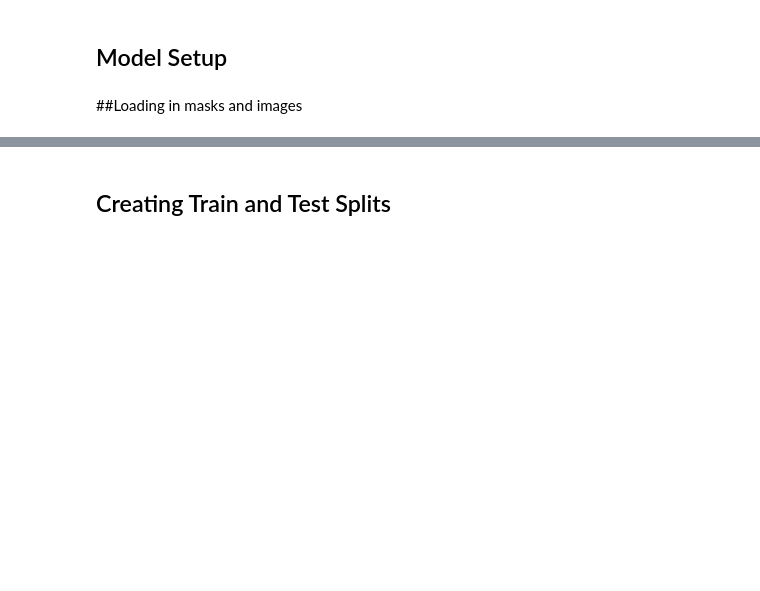
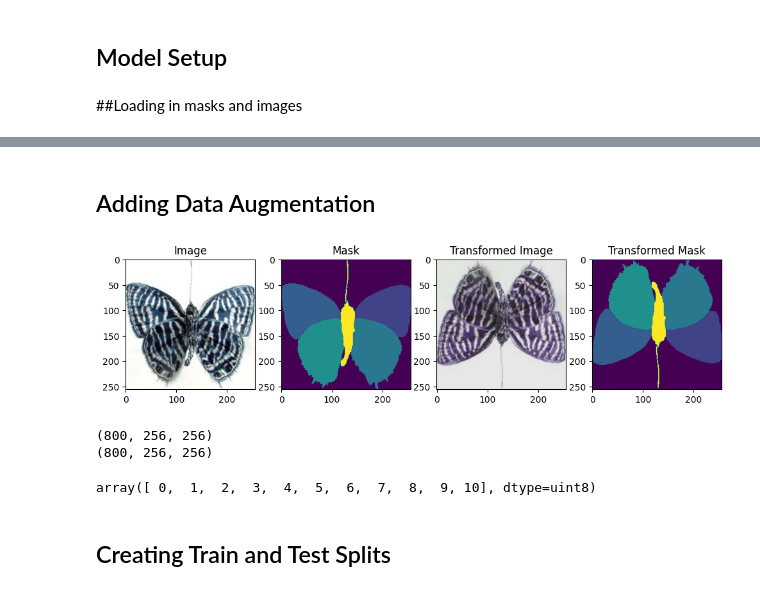
Before and after one commit to trenchproject/wing-segmentation, a Jupyter notebook: multiclass_unet_wing_segmentation.ipynb, the cells around one changed output, grey strips where cells are left out. Drawn from its saved outputs; the diff is of its cells as text; code cells hidden in the pictures; blank space fills up the shorter version.

```diff
--- a/multiclass_unet_wing_segmentation.ipynb
+++ b/multiclass_unet_wing_segmentation.ipynb
@@ -168 +195,49 @@ np.unique(train_masks) #segmentation classes (should be 0-10)
 array([ 0,  1,  2,  3,  4,  5,  6,  7,  8,  9, 10], dtype=uint8)
+# %% [markdown]
+## Adding Data Augmentation
+# %%
+import albumentations as A
+
+## transforms for color images
+
+if GRAY_SCALE:
+  transform = A.Compose([
+      A.VerticalFlip(p=0.5)
+  ])
+else:
+  transform = A.Compose([
+    A.VerticalFlip(p=0.5),
+    A.ColorJitter(p=0.8)
+])
+
+# A.RandomRotate90(p=0.8),
+# A.HorizontalFlip(p=0.5),
+# A.VerticalFlip(p=0.5),
+# %%
+ex_image = train_images[0]
+ex_mask = train_masks[0]
+
+transformed = transform(image=ex_image, mask=ex_mask)
+
+t_image=transformed['image']
+t_mask=transformed['mask']
+
+plt.figure(figsize=(12, 8))
+
+plt.subplot(241)
+plt.title('Image')
+plt.imshow(ex_image);
+
+plt.subplot(242)
+plt.title('Mask')
+plt.imshow(ex_mask);
+
+plt.subplot(243)
+plt.title('Transformed Image')
+plt.imshow(t_image);
+
+plt.subplot(244)
+plt.title('Transformed Mask')
+plt.imshow(t_mask);
+# %% [output]
+[figure, added]
@@ -169,3 +255,11 @@ array([ 0,  1,  2,  3,  4,  5,  6,  7,  8,  9, 10], dtype=uint8)
+# %%
+print(aug_train_images.shape)
+print(aug_train_masks.shape)
+np.unique(aug_train_masks)
+# %% [output]
+(800, 256, 256)
+(800, 256, 256)
+array([ 0,  1,  2,  3,  4,  5,  6,  7,  8,  9, 10], dtype=uint8)
 # %% [markdown]
 ## Creating Train and Test Splits
 # %%
```
Also changed, not shown: parts of 33 cells of this notebook, 1 other file.
